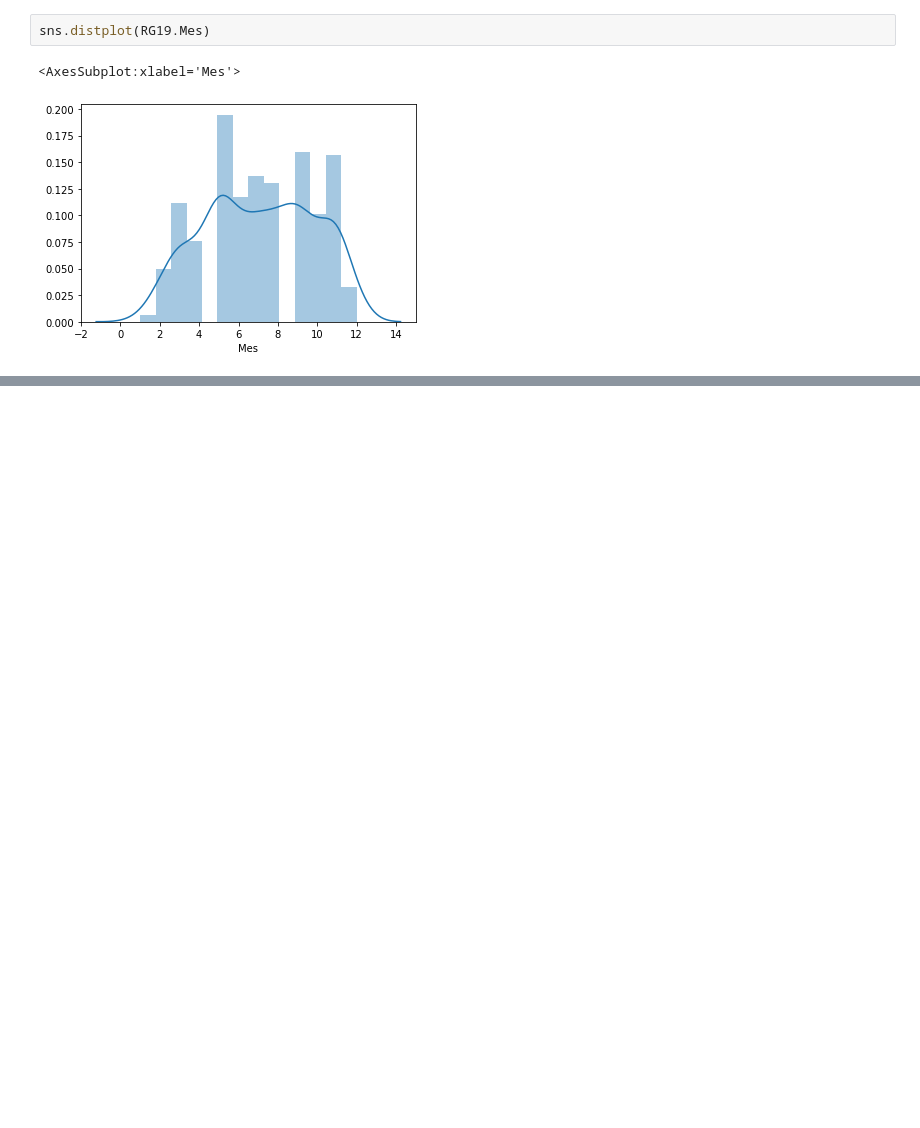
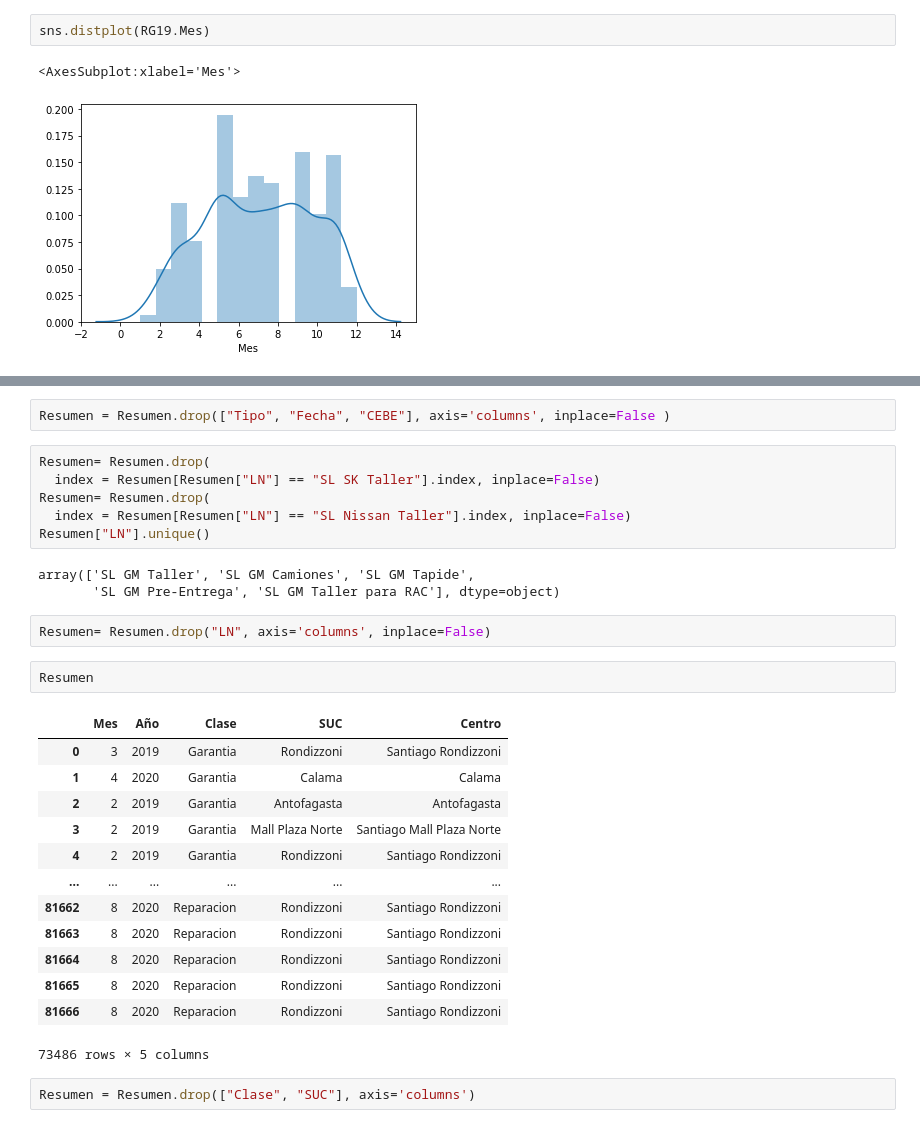
Before and after one commit to GabrielVergaraSchifferli/PROINN, a Jupyter notebook: SALFA.ipynb, the cells around one changed output, grey strips where cells are left out. Drawn from its saved outputs; the diff is of its cells as text; blank space fills up the shorter version.

```diff
--- a/SALFA.ipynb
+++ b/SALFA.ipynb
@@ -272,0 +382,31 @@ sns.distplot(RG19.Mes)
+# %%
+Resumen = Resumen.drop(["Tipo", "Fecha", "CEBE"], axis='columns', inplace=False )
+# %%
+Resumen= Resumen.drop(
+  index = Resumen[Resumen["LN"] == "SL SK Taller"].index, inplace=False)
+Resumen= Resumen.drop(
+  index = Resumen[Resumen["LN"] == "SL Nissan Taller"].index, inplace=False)
+Resumen["LN"].unique()
+# %% [output]
+array(['SL GM Taller', 'SL GM Camiones', 'SL GM Tapide',
+       'SL GM Pre-Entrega', 'SL GM Taller para RAC'], dtype=object)
+# %%
+Resumen= Resumen.drop("LN", axis='columns', inplace=False)
+# %%
+Resumen
+# %% [output]
+|  | Mes | Año | Clase | SUC | Centro |
+| 0 | 3 | 2019 | Garantia | Rondizzoni | Santiago Rondizzoni |
+| 1 | 4 | 2020 | Garantia | Calama | Calama |
+| 2 | 2 | 2019 | Garantia | Antofagasta | Antofagasta |
+| 3 | 2 | 2019 | Garantia | Mall Plaza Norte | Santiago Mall Plaza Norte |
+| 4 | 2 | 2019 | Garantia | Rondizzoni | Santiago Rondizzoni |
+| ... | ... | ... | ... | ... | ... |
+| 81662 | 8 | 2020 | Reparacion | Rondizzoni | Santiago Rondizzoni |
+| 81663 | 8 | 2020 | Reparacion | Rondizzoni | Santiago Rondizzoni |
+| 81664 | 8 | 2020 | Reparacion | Rondizzoni | Santiago Rondizzoni |
+| 81665 | 8 | 2020 | Reparacion | Rondizzoni | Santiago Rondizzoni |
+| 81666 | 8 | 2020 | Reparacion | Rondizzoni | Santiago Rondizzoni |
+73486 rows × 5 columns
+# %%
+Resumen = Resumen.drop(["Clase", "SUC"], axis='columns')
```
Also changed, not shown: parts of 18 cells of this notebook.
